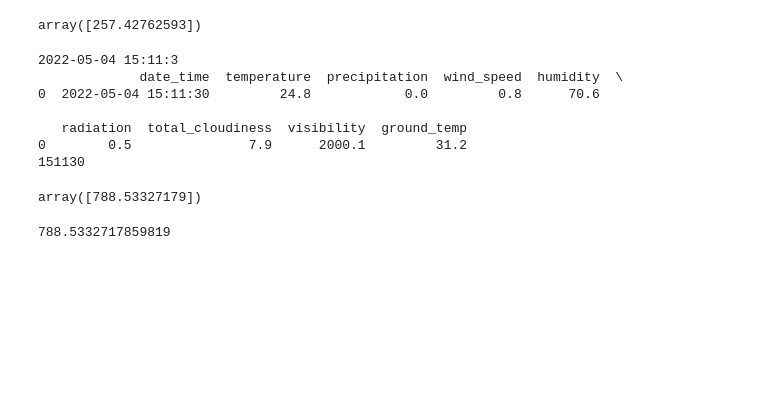
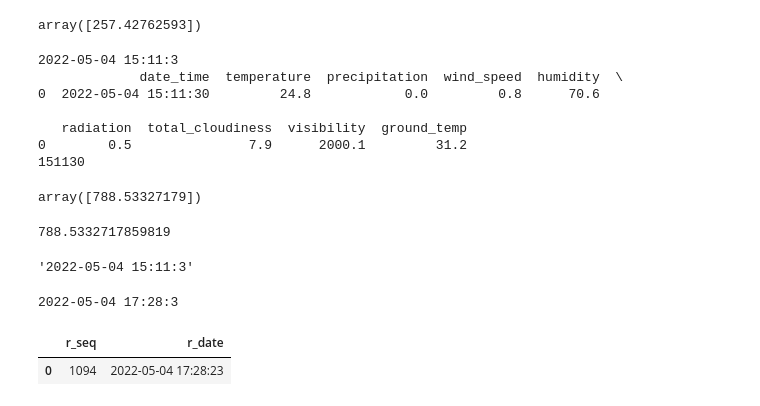
Before and after one commit to SMHRD-SolPred-TeamProject/dev_dataAnalytics, a Jupyter notebook: s_pred_model_0504.ipynb, the cells around one changed output. Saved outputs shown, nothing was run; the diff lists cells and outputs as text; code cells hidden in the pictures; blank space fills up the shorter version.

```diff
--- a/s_pred_model_0504.ipynb
+++ b/s_pred_model_0504.ipynb
@@ -254,3 +254,39 @@ array([788.53327179])
 s_pred_aod[0]
 # %% [output]
 788.5332717859819
+# %%
+K_KST = timezone(timedelta(hours=9))
+H_KST = timezone(timedelta(hours=10))
+# %%
+# 예측 시간 구하기
+pred = datetime.now(H_KST)
+pred_time = now.strftime('%Y-%m-%d %H:%M:%S')
+s_pred_time = f"{pred_time}"
+s_pred_time = s_pred_time[:18]
+s_pred_time
+# %% [output]
+'2022-05-04 15:11:3'
+# %%
+from pymysql.converters import convert_bit
+host = "project-db-stu.ddns.net"
+port = 3307
+username = "wish"
+password = "1234"
+db = 'wish'
+
+conn = pymysql.connect(host=host, port=port, user=username, password=password, db=db)
+
+now = datetime.now(K_KST)
+current_time = now.strftime('%Y-%m-%d %H:%M:%S')
+s_current_time = f"{current_time}"
+s_current_time = s_current_time[:18]
+print(s_current_time) # 현재 시간 / 11:11:12 -> 11:11:1 로 자르기
+
+sql_state1 = f"select r_seq, r_date from s_real_data order by r_date desc limit 1"
+#sql_state1 = f"select r_seq, r_date from s_real_data where r_date like '{s_current_time}%'"
+s_real = pd.read_sql_query(sql_state1, conn)
+s_real
+# %% [output]
+2022-05-04 17:28:3
+|  | r_seq | r_date |
+| 0 | 1094 | 2022-05-04 17:28:23 |
```
Also changed, not shown: parts of 4 cells of this notebook, 2 other files.
